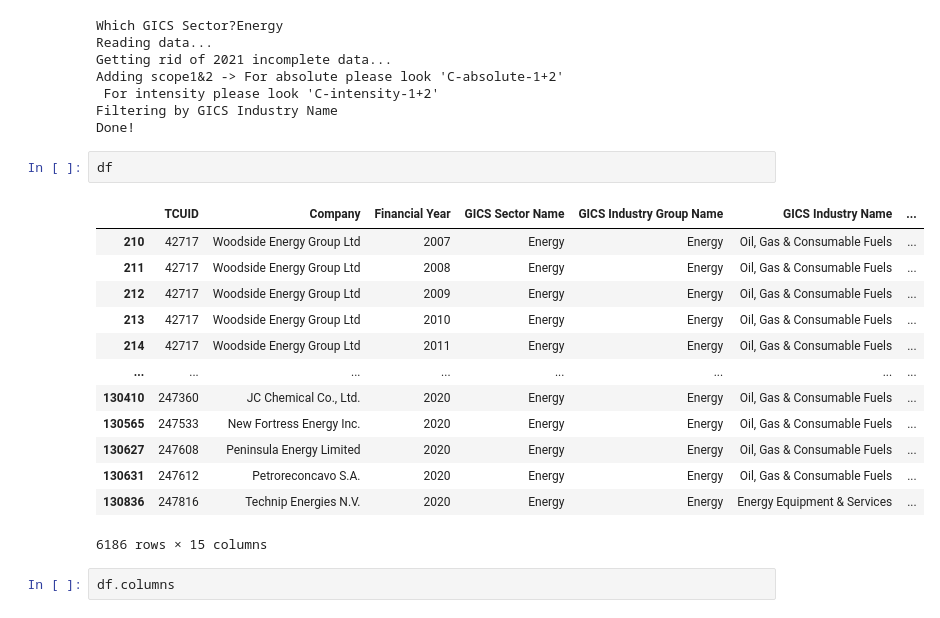
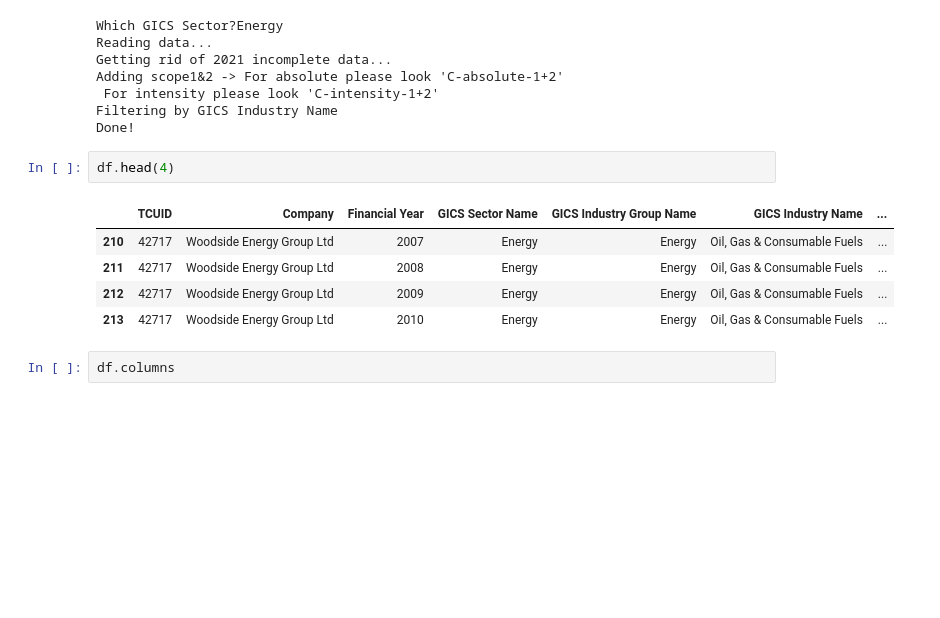
Before and after one commit to leocmcheung/carbon-forecast, a Jupyter notebook: notebooks/leo-D3.ipynb, the cells around one changed output. Saved outputs shown, nothing was run; the diff lists cells and outputs as text; blank space fills up the shorter version.

```diff
--- a/notebooks/leo-D3.ipynb
+++ b/notebooks/leo-D3.ipynb
@@ -16,21 +40,13 @@ Adding scope1&2 -> For absolute please look 'C-absolute-1+2'
 Filtering by GICS Industry Name
 Done!
 # %%
-df
+df.head(4)
 # %% [output]
 |  | TCUID | Company | Financial Year | GICS Sector Name | GICS Industry Group Name | GICS Industry Name | ... |
 | 210 | 42717 | Woodside Energy Group Ltd | 2007 | Energy | Energy | Oil, Gas & Consumable Fuels | ... |
 | 211 | 42717 | Woodside Energy Group Ltd | 2008 | Energy | Energy | Oil, Gas & Consumable Fuels | ... |
 | 212 | 42717 | Woodside Energy Group Ltd | 2009 | Energy | Energy | Oil, Gas & Consumable Fuels | ... |
 | 213 | 42717 | Woodside Energy Group Ltd | 2010 | Energy | Energy | Oil, Gas & Consumable Fuels | ... |
-| 214 | 42717 | Woodside Energy Group Ltd | 2011 | Energy | Energy | Oil, Gas & Consumable Fuels | ... |
-| ... | ... | ... | ... | ... | ... | ... | ... |
-| 130410 | 247360 | JC Chemical Co., Ltd. | 2020 | Energy | Energy | Oil, Gas & Consumable Fuels | ... |
-| 130565 | 247533 | New Fortress Energy Inc. | 2020 | Energy | Energy | Oil, Gas & Consumable Fuels | ... |
-| 130627 | 247608 | Peninsula Energy Limited | 2020 | Energy | Energy | Oil, Gas & Consumable Fuels | ... |
-| 130631 | 247612 | Petroreconcavo S.A. | 2020 | Energy | Energy | Oil, Gas & Consumable Fuels | ... |
-| 130836 | 247816 | Technip Energies N.V. | 2020 | Energy | Energy | Energy Equipment & Services | ... |
-6186 rows × 15 columns
 # %%
 df.columns
 # %% [output]
```
Also changed, not shown: parts of 9 cells of this notebook, 1 other file.
